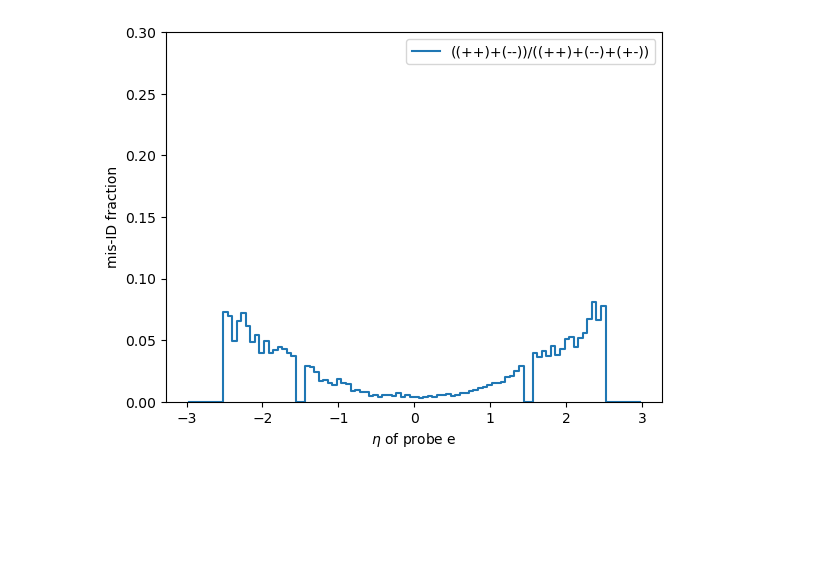
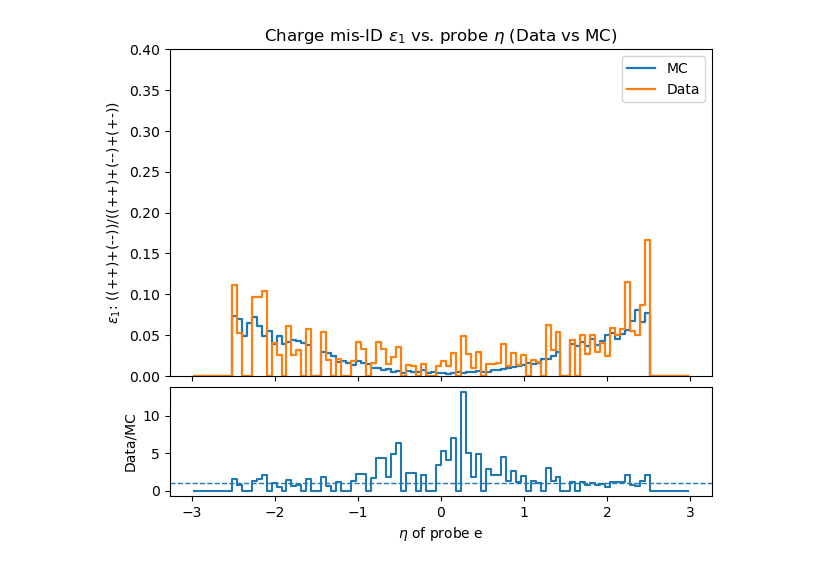
Before and after one commit to XinyiXu03/CMS_Suu_charge_misID, a Jupyter notebook: charge_misID_fraction.ipynb, the cells around one changed output. Saved outputs shown, nothing was run; the diff lists cells and outputs as text; code cells hidden in the pictures; blank space fills up the shorter version.

```diff
--- a/charge_misID_fraction.ipynb
+++ b/charge_misID_fraction.ipynb
@@ -432,26 +605,51 @@ plt.show()
 # %%
 # factor vs. eta
 bins_eta = np.linspace(-3, 3, 101)
 centers_eta = 0.5 * (bins_eta[1:] + bins_eta[:-1])
 
+#for mc
+mc_pp_eta, _ = np.histogram(mc_eta_probe[mc_cut_pp], bins=bins_eta)
+mc_mm_eta, _ = np.histogram(mc_eta_probe[mc_cut_mm], bins=bins_eta)
+mc_pm_eta, _ = np.histogram(mc_eta_probe[mc_cut_pm], bins=bins_eta)
 
-pp_eta, _ = np.histogram(eta_probe[cut_pp], bins=bins_eta)
-mm_eta, _ = np.histogram(eta_probe[cut_mm], bins=bins_eta)
-pm_eta, _ = np.histogram(eta_probe[cut_pm], bins=bins_eta)
+mc_same_eta = mc_pp_eta + mc_mm_eta
+mc_tot_eta  = mc_same_eta + mc_pm_eta
+mc_ratio_eta = np.divide(mc_same_eta, mc_tot_eta, out=np.zeros_like(mc_same_eta, dtype=float), where=mc_tot_eta > 0)
 
-same_eta = pp_eta + mm_eta
-tot_eta  = same_eta + pm_eta
-ratio_eta = np.divide(same_eta, tot_eta, out=np.zeros_like(same_eta, dtype=float), where=tot_eta > 0)
+#for data
+data_pp_eta, _ = np.histogram(data_eta_probe[data_cut_pp], bins=bins_eta)
+data_mm_eta, _ = np.histogram(data_eta_probe[data_cut_mm], bins=bins_eta)
+data_pm_eta, _ = np.histogram(data_eta_probe[data_cut_pm], bins=bins_eta)
 
-plt.figure()
-plt.step(centers_eta, ratio_eta, where="mid", label="((++)+(--))/((++)+(--)+(+-))")
-plt.ylim(0, 0.3)
-plt.xlabel(r"$\eta$ of probe e")
-plt.ylabel("mis-ID fraction")
-plt.legend()
+data_same_eta = data_pp_eta + data_mm_eta
+data_tot_eta  = data_same_eta + data_pm_eta
+data_ratio_eta = np.divide(data_same_eta, data_tot_eta, out=np.zeros_like(data_same_eta, dtype=float), where=data_tot_eta > 0)
+
+ratio_eta = np.divide(data_ratio_eta, mc_ratio_eta, out=np.zeros_like(data_ratio_eta, dtype=float), where=mc_ratio_eta>0)
+
+fig = plt.figure(figsize=(7, 5.8))
+gs = fig.add_gridspec(2, 1, height_ratios=[3, 1], hspace=0.05)
+ax  = fig.add_subplot(gs[0])
+rax = fig.add_subplot(gs[1], sharex=ax)
+
+ax.step(centers_eta, mc_ratio_eta,   where="mid", linewidth=1.6, label="MC")
+ax.step(centers_eta, data_ratio_eta, where="mid", linewidth=1.6, label="Data")
+ax.set_ylim(0, 0.4)
+ax.set_ylabel(r"$\epsilon_1$: ((++)+(--))/((++)+(--)+(+-))")
+ax.set_title(r"Charge mis-ID $\epsilon_1$ vs. probe $\eta$ (Data vs MC)")
+ax.legend()
+
+rax.axhline(1.0, linestyle="--", linewidth=1)
+rax.step(centers_eta, ratio_eta, where="mid")
+rax.set_ylabel("Data/MC")
+rax.set_xlabel(r"$\eta$ of probe e")
+#rax.set_ylim(0, 1.1)
+
+plt.setp(ax.get_xticklabels(), visible=False)
+plt.tight_layout()
 plt.show()
 # %% [output]
-[figure, old version]
+[figure, new version]
 # %%
 # check pT and eta distribution of the probe e
 import numpy as np
```
Also changed, not shown: parts of 13 cells of this notebook.
